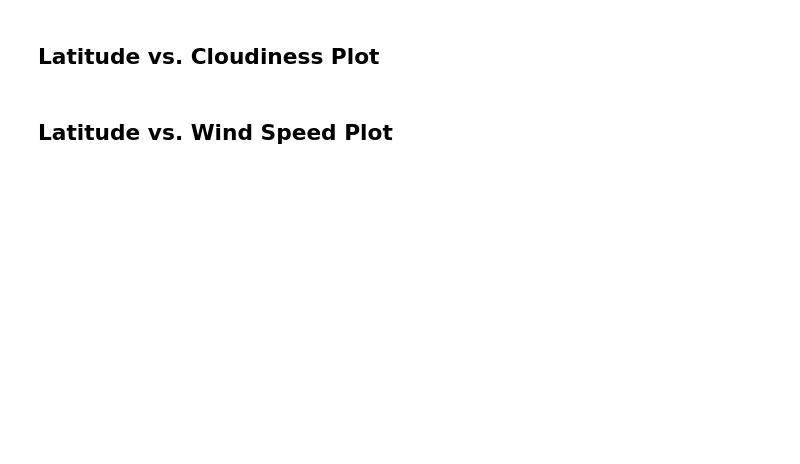
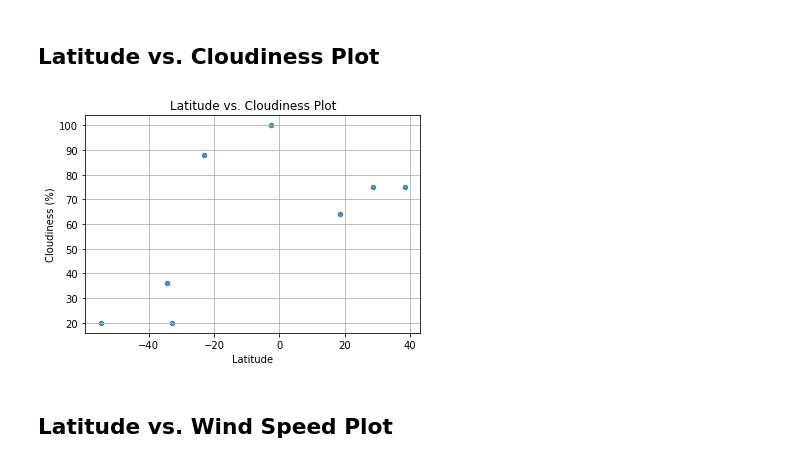
Before and after one commit to adriana-icasiano/python-api-challenge, a Jupyter notebook: WeatherPy/WeatherPy.ipynb, the cells around one changed output. Cells and saved outputs as stored; diff of their text form; code cells hidden in the pictures; blank space fills up the shorter version.

```diff
--- a/WeatherPy/WeatherPy.ipynb
+++ b/WeatherPy/WeatherPy.ipynb
@@ -129,4 +298,12 @@ Skip this step if there are no cities that have humidity > 100%.
 # %% [markdown]
 ## Latitude vs. Cloudiness Plot
+# %%
+weather_df.plot(x ='Lat', y='Cloudiness', kind = 'scatter', grid = True, alpha = .8)
+plt.title("Latitude vs. Cloudiness Plot")
+plt.xlabel("Latitude")
+plt.ylabel("Cloudiness (%)")
+plt.show()
+# %% [output]
+[figure, added]
 # %% [markdown]
 ## Latitude vs. Wind Speed Plot
```
Also changed, not shown: parts of 16 cells of this notebook, 2 other files.
